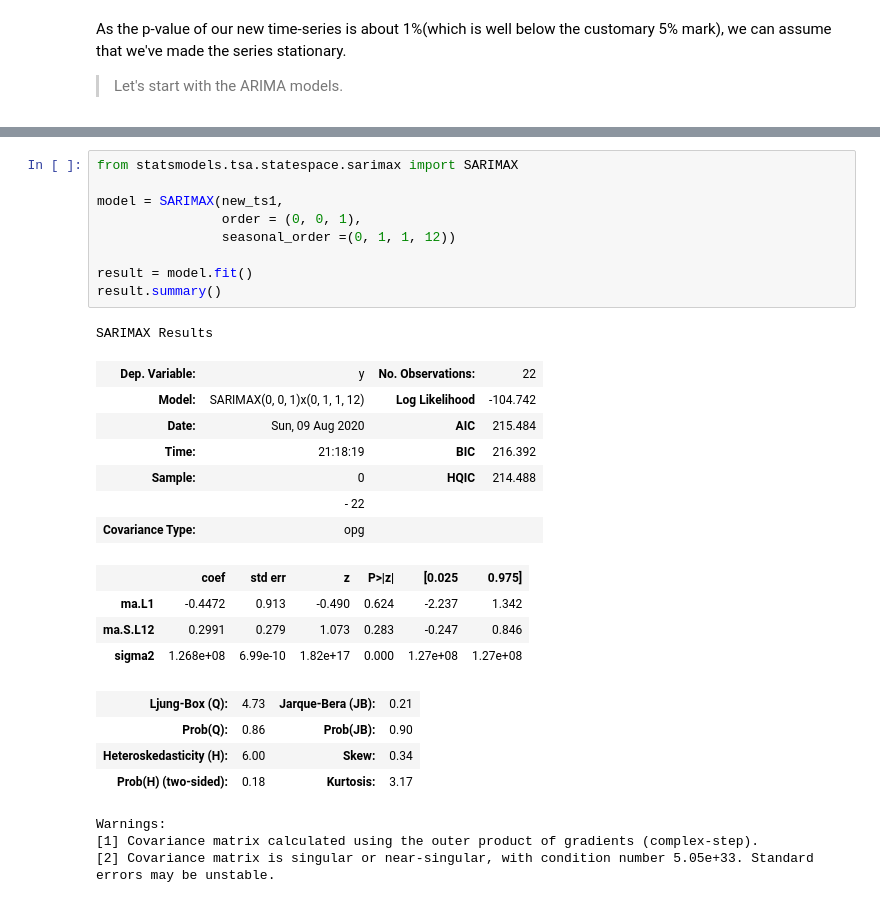
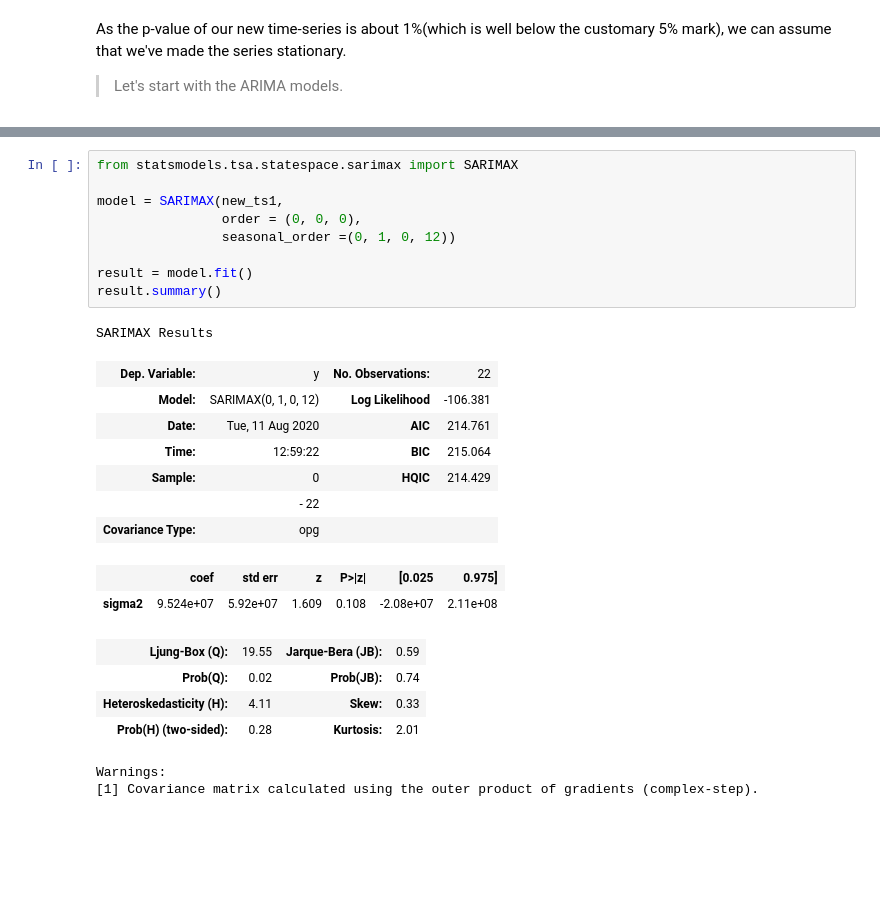
Before and after one commit to Jim-Craig/Forecast, a Jupyter notebook: SAles.ipynb, the cells around one changed output, grey strips where cells are left out. Drawn from its saved outputs; the diff is of its cells as text; blank space fills up the shorter version.

```diff
--- a/SAles.ipynb
+++ b/SAles.ipynb
@@ -213,29 +213,26 @@ Warnings:
 # %%
 from statsmodels.tsa.statespace.sarimax import SARIMAX
 
 model = SARIMAX(new_ts1,
-                order = (0, 0, 1),
-                seasonal_order =(0, 1, 1, 12))
+                order = (0, 0, 0),
+                seasonal_order =(0, 1, 0, 12))
 
 result = model.fit()
 result.summary()
 # %% [output]
 SARIMAX Results
 | Dep. Variable: | y | No. Observations: | 22 |
-| Model: | SARIMAX(0, 0, 1)x(0, 1, 1, 12) | Log Likelihood | -104.742 |
-| Date: | Sun, 09 Aug 2020 | AIC | 215.484 |
-| Time: | 21:18:19 | BIC | 216.392 |
-| Sample: | 0 | HQIC | 214.488 |
+| Model: | SARIMAX(0, 1, 0, 12) | Log Likelihood | -106.381 |
+| Date: | Tue, 11 Aug 2020 | AIC | 214.761 |
+| Time: | 12:59:22 | BIC | 215.064 |
+| Sample: | 0 | HQIC | 214.429 |
 |  | - 22 |  |  |
 | Covariance Type: | opg |  |  |
 |  | coef | std err | z | P>|z| | [0.025 | 0.975] |
-| ma.L1 | -0.4472 | 0.913 | -0.490 | 0.624 | -2.237 | 1.342 |
-| ma.S.L12 | 0.2991 | 0.279 | 1.073 | 0.283 | -0.247 | 0.846 |
-| sigma2 | 1.268e+08 | 6.99e-10 | 1.82e+17 | 0.000 | 1.27e+08 | 1.27e+08 |
+| sigma2 | 9.524e+07 | 5.92e+07 | 1.609 | 0.108 | -2.08e+07 | 2.11e+08 |
-| Ljung-Box (Q): | 4.73 | Jarque-Bera (JB): | 0.21 |
-| Prob(Q): | 0.86 | Prob(JB): | 0.90 |
-| Heteroskedasticity (H): | 6.00 | Skew: | 0.34 |
-| Prob(H) (two-sided): | 0.18 | Kurtosis: | 3.17 |
+| Ljung-Box (Q): | 19.55 | Jarque-Bera (JB): | 0.59 |
+| Prob(Q): | 0.02 | Prob(JB): | 0.74 |
+| Heteroskedasticity (H): | 4.11 | Skew: | 0.33 |
+| Prob(H) (two-sided): | 0.28 | Kurtosis: | 2.01 |
 Warnings:
 [1] Covariance matrix calculated using the outer product of gradients (complex-step).
-[2] Covariance matrix is singular or near-singular, with condition number 5.05e+33. Standard errors may be unstable.
```
Also changed, not shown: parts of 8 cells of this notebook.
